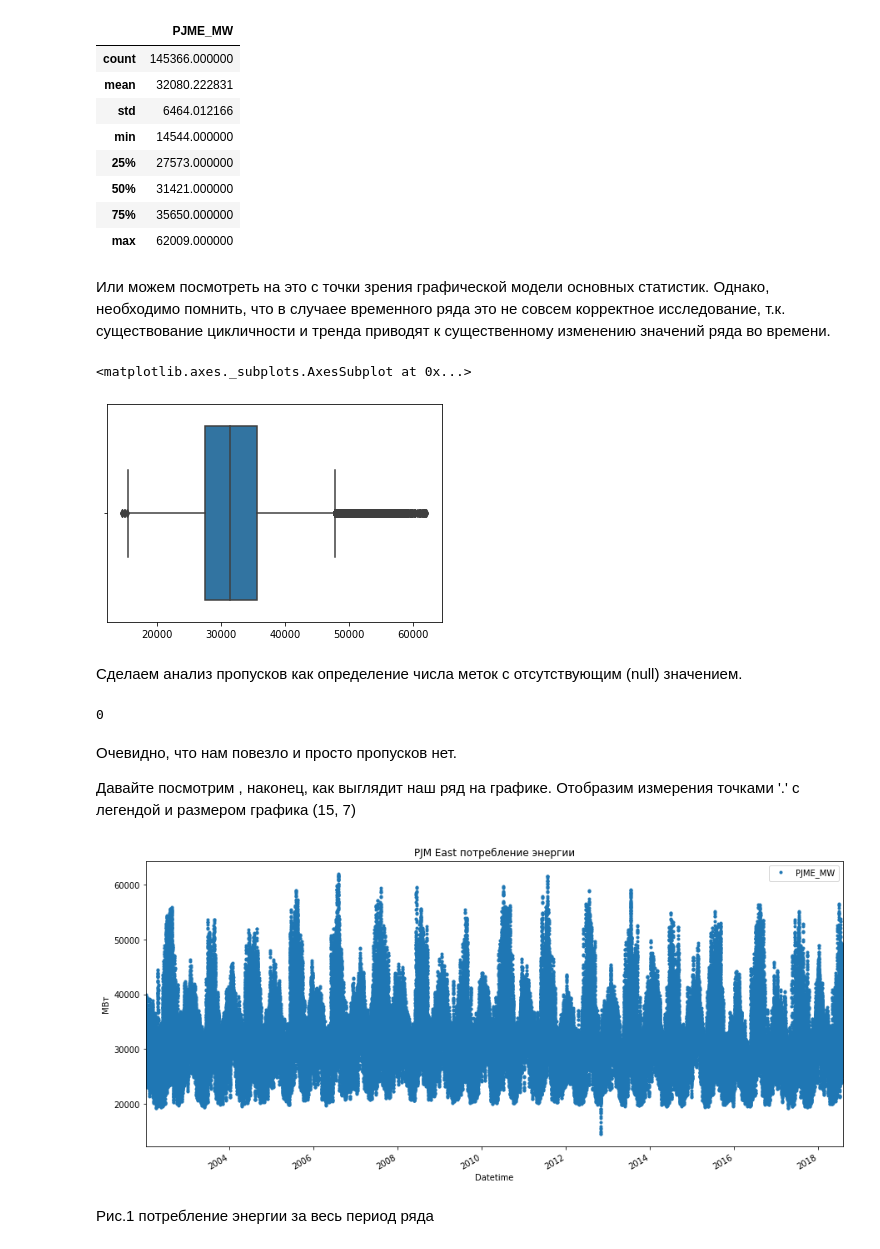
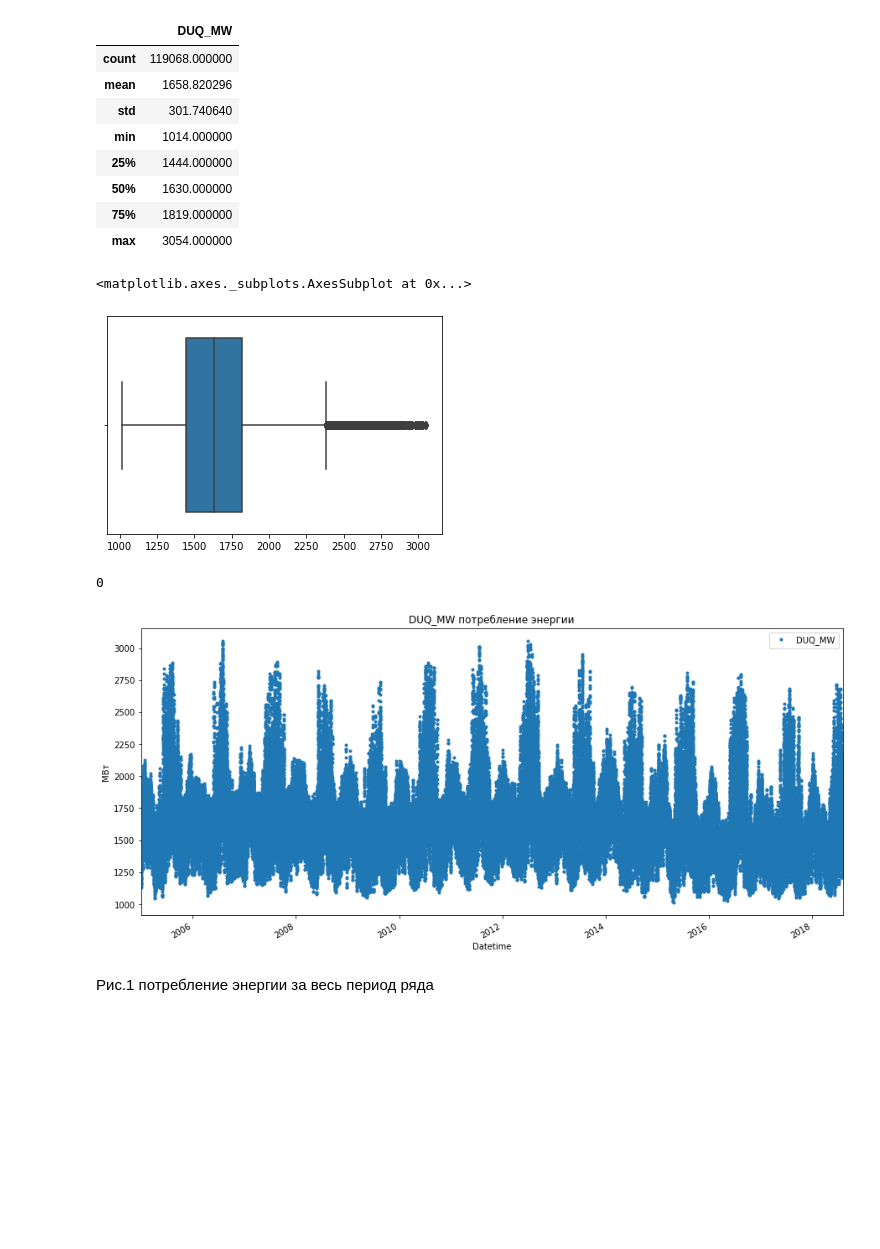
Before and after one commit to barinsm/GeekBrains, a Jupyter notebook: hw01.ipynb, the cells around one changed output. Cells and saved outputs as stored; diff of their text form; code cells hidden in the pictures; blank space fills up the shorter version.

```diff
--- a/hw01.ipynb
+++ b/hw01.ipynb
@@ -105,5 +16,5 @@ print(os.listdir())
 # %%
-data = pd.read_csv('PJME_hourly.csv', index_col=[0], parse_dates=[0])
+data = pd.read_csv('DUQ_hourly.csv', index_col=[0], parse_dates=[0])
 # %%
 data.head()
 # %% [output]
@@ -140,23 +37,19 @@ memory usage: 2.2 MB
 # %%
 data.describe()
 # %% [output]
-|  | PJME_MW |
-| count | 145366.000000 |
-| mean | 32080.222831 |
-| std | 6464.012166 |
-| min | 14544.000000 |
-| 25% | 27573.000000 |
-| 50% | 31421.000000 |
-| 75% | 35650.000000 |
-| max | 62009.000000 |
+|  | DUQ_MW |
+| count | 119068.000000 |
+| mean | 1658.820296 |
+| std | 301.740640 |
+| min | 1014.000000 |
+| 25% | 1444.000000 |
+| 50% | 1630.000000 |
+| 75% | 1819.000000 |
+| max | 3054.000000 |
-# %% [markdown]
-Или можем посмотреть на это с точки зрения графической модели основных статистик. Однако, необходимо помнить, что в случаее временного ряда это не совсем корректное исследование, т.к. существование цикличности и тренда приводят к существенному изменению значений ряда во времени.
 # %%
 sns.boxplot(data.values)
 # %% [output]
 <matplotlib.axes._subplots.AxesSubplot at 0x...>
-[figure, old version]
+[figure, new version]
-# %% [markdown]
-Сделаем анализ пропусков как определение числа меток с отсутствующим (null) значением.
 # %%
 # проверим пропуски
@@ -164,13 +57,10 @@ data['PJME_MW'].isnull().sum()
 # %% [output]
 0
-# %% [markdown]
-Очевидно, что нам повезло и просто пропусков нет.
-
-Давайте посмотрим , наконец, как выглядит наш ряд на графике. Отобразим измерения точками '.' c легендой и размером графика (15, 7)
 # %%
-data.plot( style = '.', figsize = ( 15, 7 ), title = 'PJM East потребление энергии' )
+# Duquesne Light Co. (DUQ).
+data.plot( style = '.', figsize = ( 15, 7 ), title = 'DUQ_MW потребление энергии' )
 plt.ylabel ( 'МВт' );
 # %% [output]
-[figure, old version]
+[figure, new version]
 # %% [markdown]
 Рис.1 потребление энергии за весь период ряда
```
Also changed, not shown: parts of 20 cells of this notebook.
